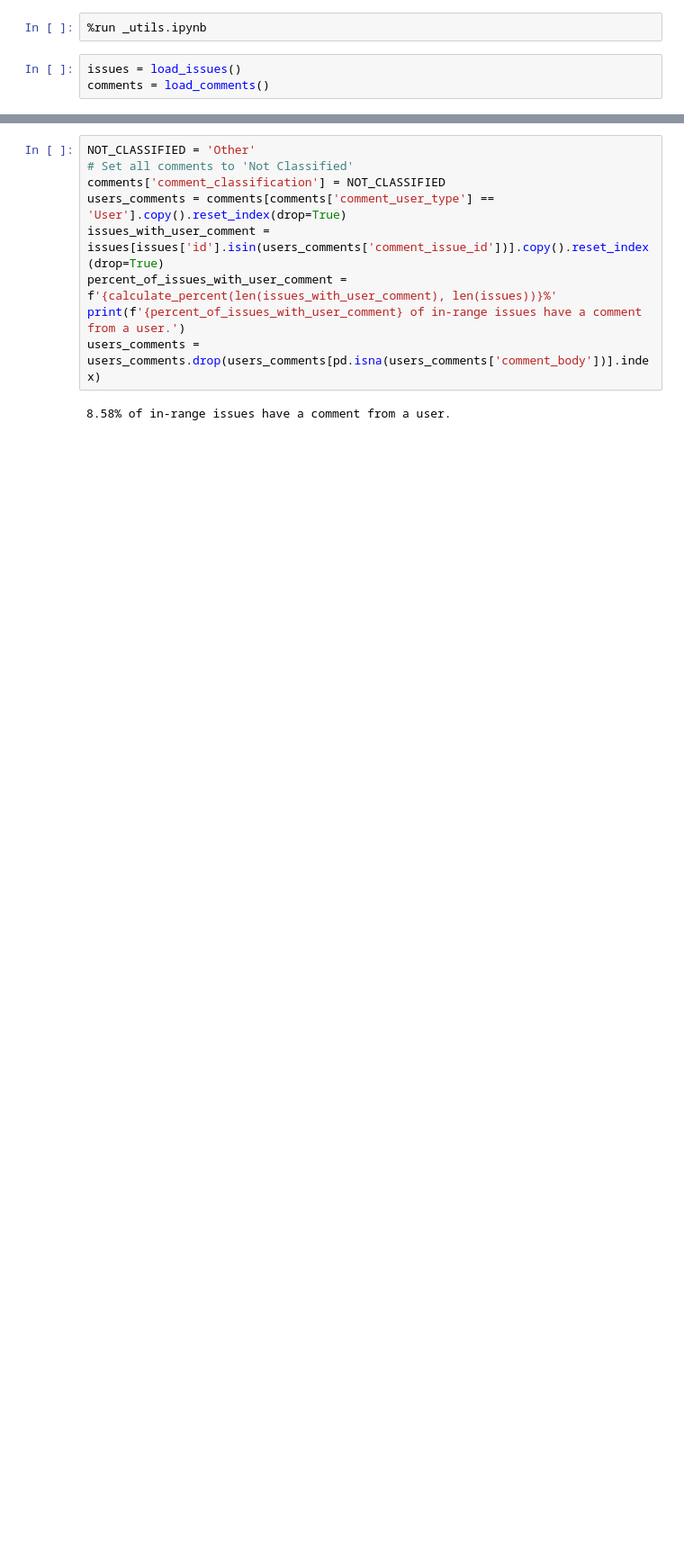
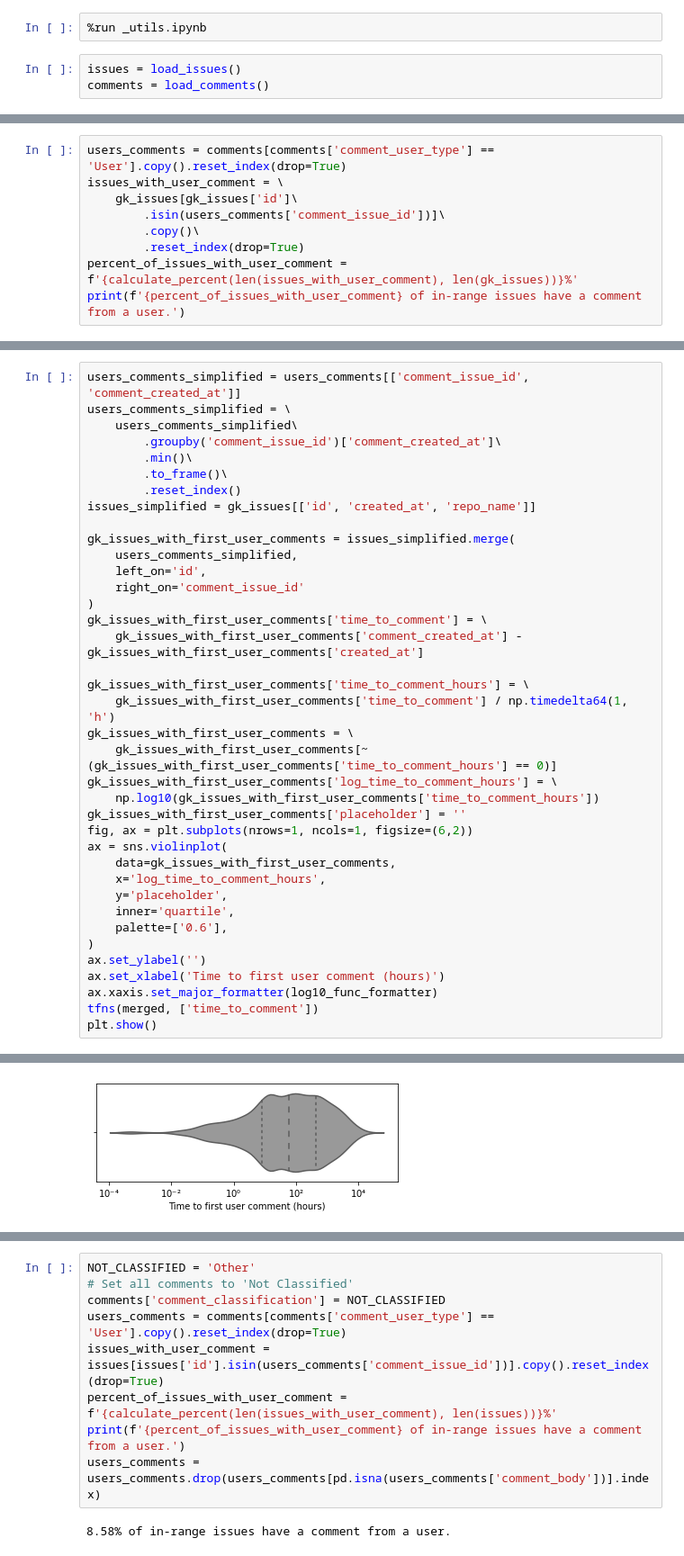
Before and after one commit to brombaut/GKIR_Analysis, a Jupyter notebook: data-analysis/p_rq2_comments.ipynb, the cells around one changed output, grey strips where cells are left out. Shown at 90% size. Cells and saved outputs as stored; diff of their text form; blank space fills up the shorter version.

```diff
--- a/data-analysis/p_rq2_comments.ipynb
+++ b/data-analysis/p_rq2_comments.ipynb
@@ -5,0 +92,9 @@ comments = load_comments()
+# %%
+users_comments = comments[comments['comment_user_type'] == 'User'].copy().reset_index(drop=True)
+issues_with_user_comment = \
+    gk_issues[gk_issues['id']\
+        .isin(users_comments['comment_issue_id'])]\
+        .copy()\
+        .reset_index(drop=True)
+percent_of_issues_with_user_comment = f'{calculate_percent(len(issues_with_user_comment), len(gk_issues))}%'
+print(f'{percent_of_issues_with_user_comment} of in-range issues have a comment from a user.')
@@ -5,0 +105,39 @@ comments = load_comments()
+# %%
+users_comments_simplified = users_comments[['comment_issue_id', 'comment_created_at']]
+users_comments_simplified = \
+    users_comments_simplified\
+        .groupby('comment_issue_id')['comment_created_at']\
+        .min()\
+        .to_frame()\
+        .reset_index()
+issues_simplified = gk_issues[['id', 'created_at', 'repo_name']]
+
+gk_issues_with_first_user_comments = issues_simplified.merge(
+    users_comments_simplified,
+    left_on='id',
+    right_on='comment_issue_id'
+)
+gk_issues_with_first_user_comments['time_to_comment'] = \
+    gk_issues_with_first_user_comments['comment_created_at'] - gk_issues_with_first_user_comments['created_at']
+
+gk_issues_with_first_user_comments['time_to_comment_hours'] = \
+    gk_issues_with_first_user_comments['time_to_comment'] / np.timedelta64(1, 'h')
+gk_issues_with_first_user_comments = \
+    gk_issues_with_first_user_comments[~(gk_issues_with_first_user_comments['time_to_comment_hours'] == 0)]
+gk_issues_with_first_user_comments['log_time_to_comment_hours'] = \
+    np.log10(gk_issues_with_first_user_comments['time_to_comment_hours'])
+gk_issues_with_first_user_comments['placeholder'] = ''
+fig, ax = plt.subplots(nrows=1, ncols=1, figsize=(6,2))
+ax = sns.violinplot(
+    data=gk_issues_with_first_user_comments,
+    x='log_time_to_comment_hours',
+    y='placeholder',
+    inner='quartile',
+    palette=['0.6'],
+)
+ax.set_ylabel('')
+ax.set_xlabel('Time to first user comment (hours)')
+ax.xaxis.set_major_formatter(log10_func_formatter)
+tfns(merged, ['time_to_comment'])
+plt.show()
+# %% [output]
@@ -5,0 +147 @@ comments = load_comments()
+[figure, added]
```
Also changed, not shown: parts of 20 cells of this notebook, 15 other files.
